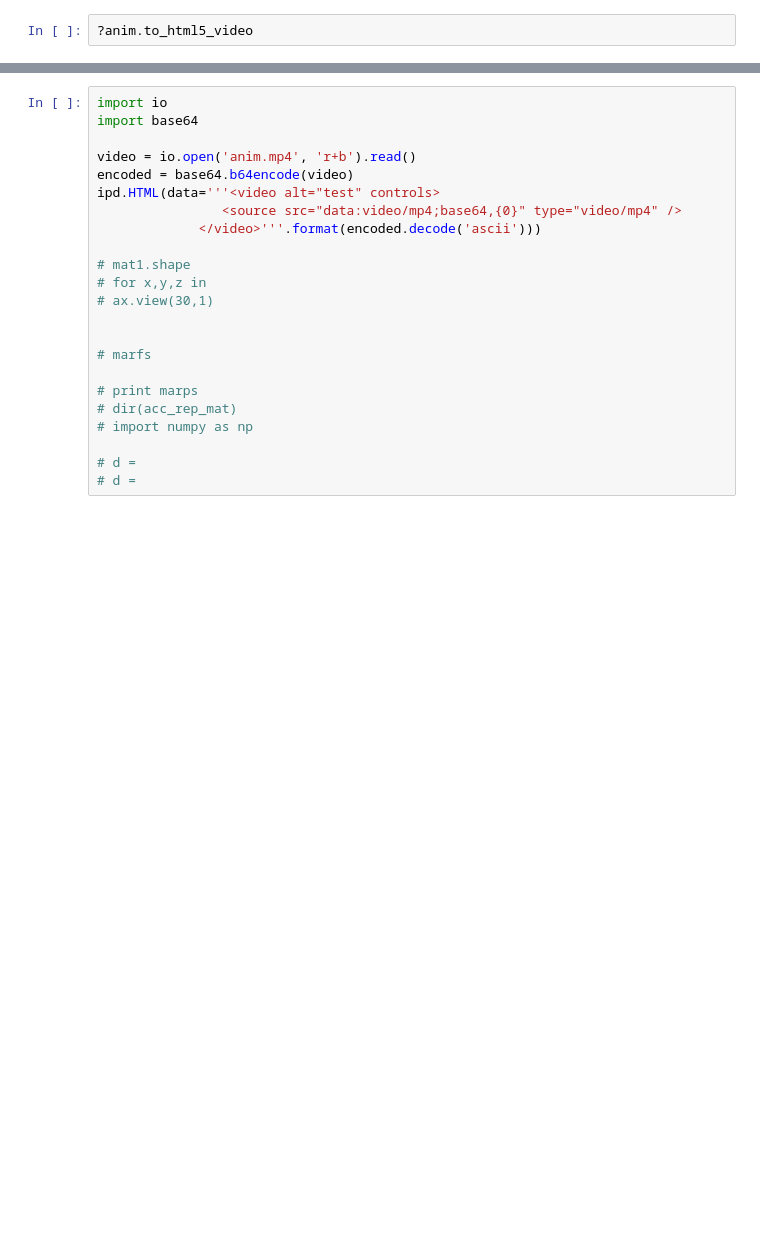
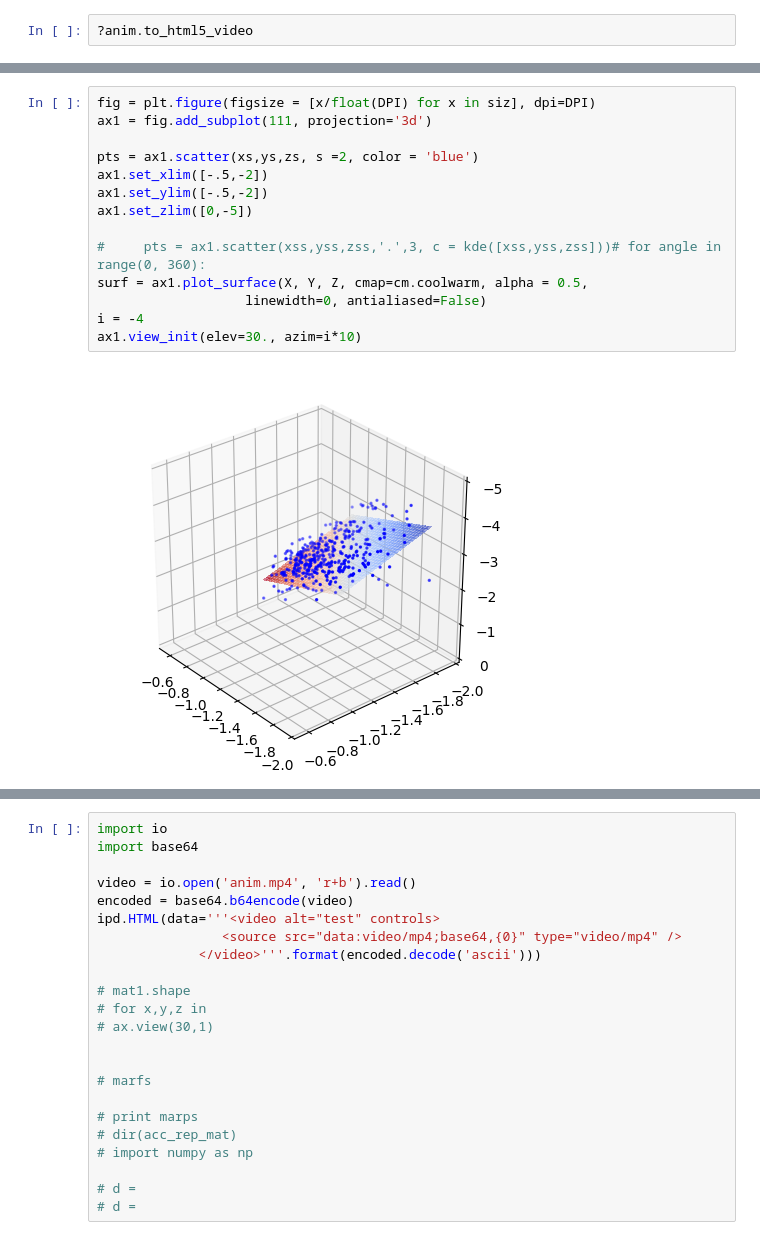
Before and after one commit to shouldsee/blosum, a Jupyter notebook: visualise_blosum.ipynb, the cells around one changed output, grey strips where cells are left out. Cells and saved outputs as stored; diff of their text form; blank space fills up the shorter version.

```diff
--- a/visualise_blosum.ipynb
+++ b/visualise_blosum.ipynb
@@ -180,0 +229,16 @@ init()
+# %%
+fig = plt.figure(figsize = [x/float(DPI) for x in siz], dpi=DPI)
+ax1 = fig.add_subplot(111, projection='3d')
+
+pts = ax1.scatter(xs,ys,zs, s =2, color = 'blue')
+ax1.set_xlim([-.5,-2])
+ax1.set_ylim([-.5,-2])
+ax1.set_zlim([0,-5])
+
+#     pts = ax1.scatter(xss,yss,zss,'.',3, c = kde([xss,yss,zss]))# for angle in range(0, 360):
+surf = ax1.plot_surface(X, Y, Z, cmap=cm.coolwarm, alpha = 0.5,
+                   linewidth=0, antialiased=False)
+i = -4
+ax1.view_init(elev=30., azim=i*10)
+# %% [output]
+[figure, added]
```
Also changed, not shown: parts of 17 cells of this notebook.
